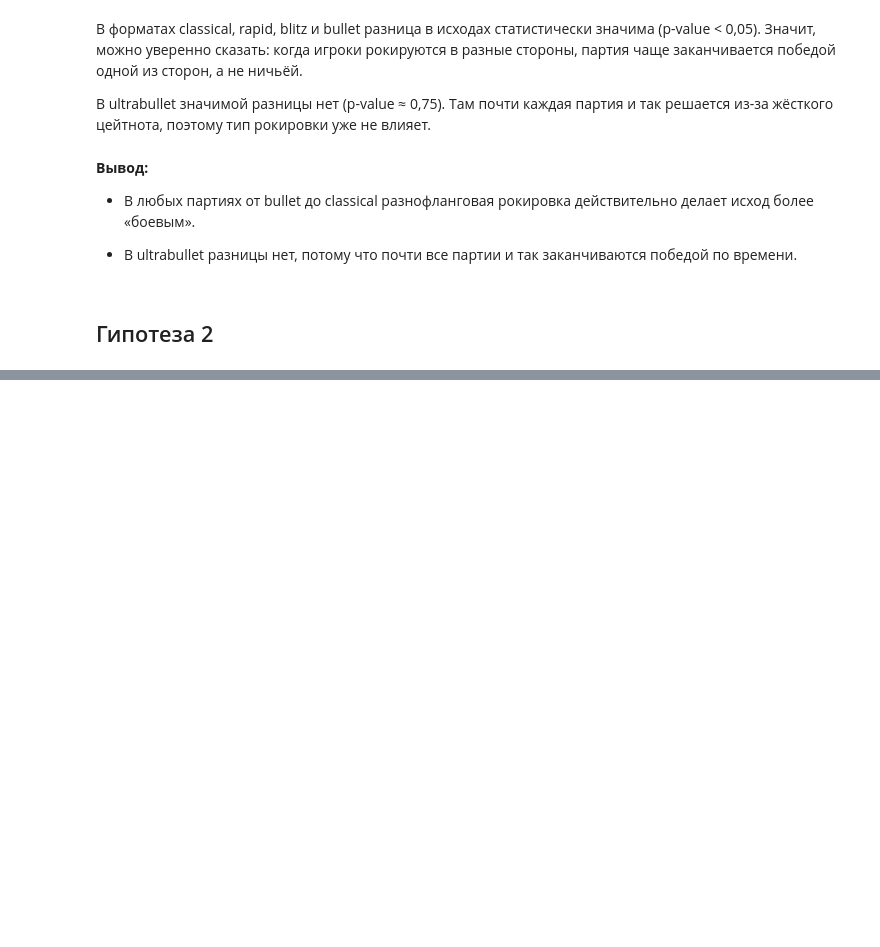
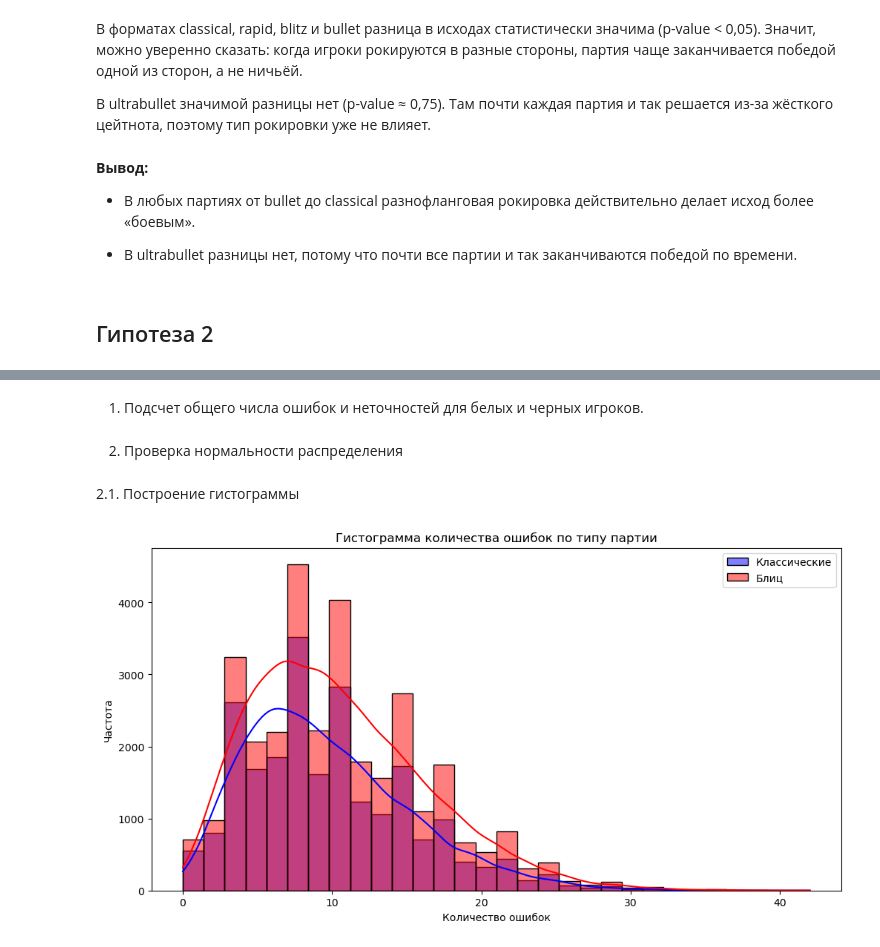
Before and after one commit to Alisa-Shikanyan/ABD-3-chess, a Jupyter notebook: Hypothesis_Testing.ipynb, the cells around one changed output, grey strips where cells are left out. Drawn from its saved outputs; the diff is of its cells as text; code cells hidden in the pictures; blank space fills up the shorter version.

```diff
--- a/Hypothesis_Testing.ipynb
+++ b/Hypothesis_Testing.ipynb
@@ -174,0 +191,19 @@ summary
+# %% [markdown]
+1. Подсчет общего числа ошибок и неточностей для белых и черных игроков.
+# %%
+df['Total_Errors'] = df['White_Inaccuracy'] + df['Black_Inaccuracy'] + df['White_Mistake'] + df['Black_Mistake'] + df['White_Blunder'] + df['Black_Blunder']
+# %% [markdown]
+2. Проверка нормальности распределения
+# %% [markdown]
+2.1. Построение гистограммы
+# %%
+plt.figure(figsize=(12, 6))
+sns.histplot(df[df['Speed'] == 'classical']['Total_Errors'], bins=30, color='blue', label='Классические', kde=True)
+sns.histplot(df[df['Speed'] == 'blitz']['Total_Errors'], bins=30, color='red', label='Блиц', kde=True)
+plt.legend()
+plt.title('Гистограмма количества ошибок по типу партии')
+plt.xlabel('Количество ошибок')
+plt.ylabel('Частота')
+plt.show()
+# %% [output]
+[figure, added]
```
Also changed, not shown: parts of 18 cells of this notebook.
